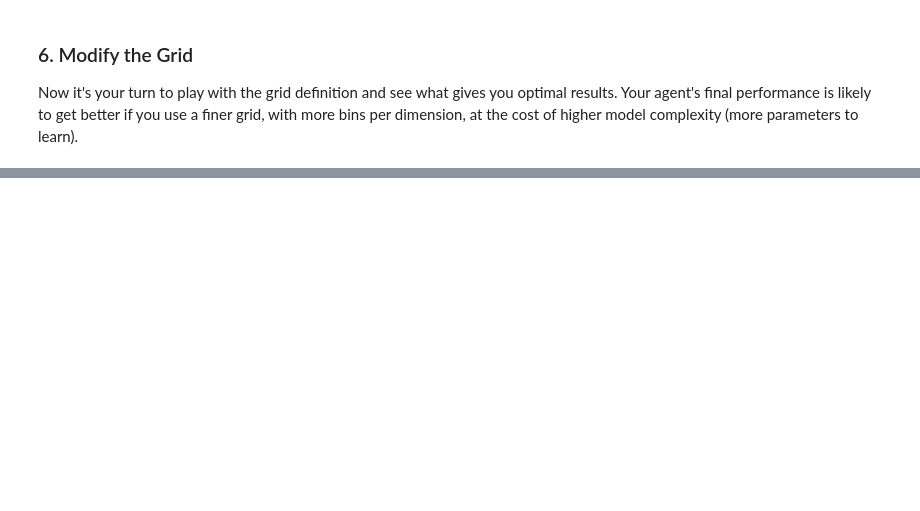
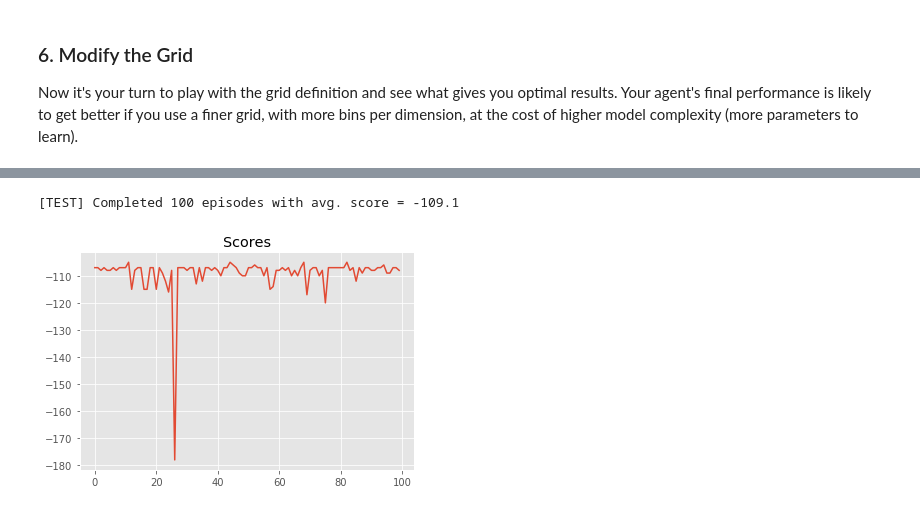
Before and after one commit to mlsdpk/MountainCar-Gym, a Jupyter notebook: notebook.ipynb, the cells around one changed output, grey strips where cells are left out. Saved outputs shown, nothing was run; the diff lists cells and outputs as text; code cells hidden in the pictures; blank space fills up the shorter version.

```diff
--- a/notebook.ipynb
+++ b/notebook.ipynb
@@ -381,0 +468,8 @@ Now it's your turn to play with the grid definition and see what gives you optim
+# %%
+# Run in test mode and analyze scores obtained
+test_scores = run(q_agent_new, env, num_episodes=100, mode='test')
+print("[TEST] Completed {} episodes with avg. score = {}".format(len(test_scores), np.mean(test_scores)))
+_ = plot_scores(test_scores)
+# %% [output]
+[TEST] Completed 100 episodes with avg. score = -109.1
+[figure, added]
```
Also changed, not shown: parts of 18 cells of this notebook.
